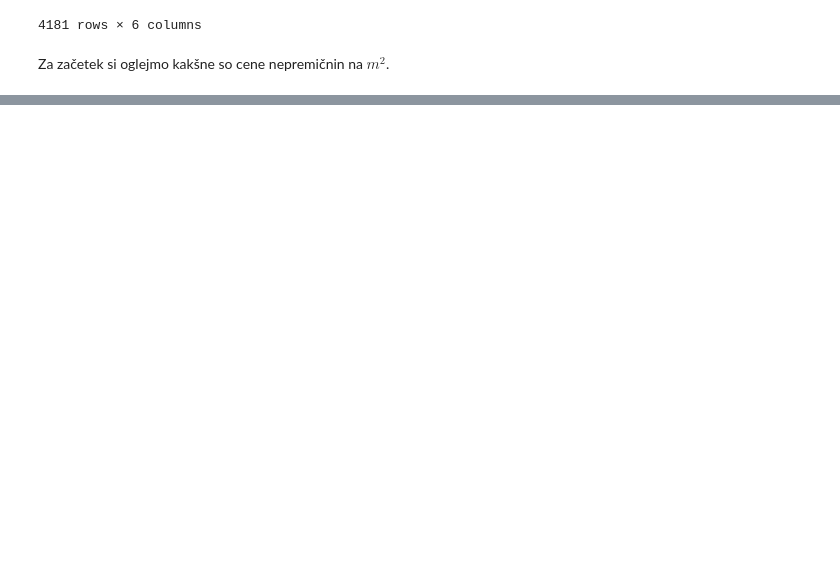
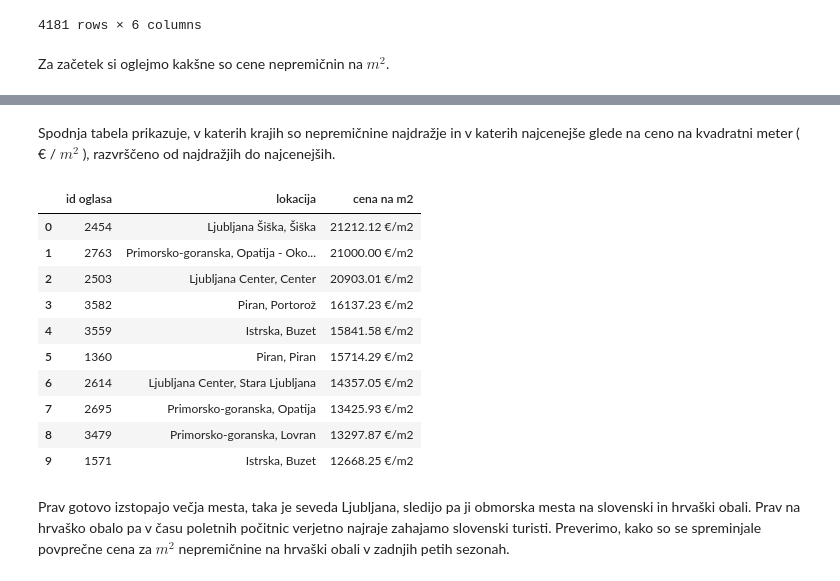
Before and after one commit to TinejLampic/projektna-naloga, a Jupyter notebook: analiza_podatkov.ipynb, the cells around one changed output, grey strips where cells are left out. Drawn from its saved outputs; the diff is of its cells as text; code cells hidden in the pictures; blank space fills up the shorter version.

```diff
--- a/analiza_podatkov.ipynb
+++ b/analiza_podatkov.ipynb
@@ -65,0 +67,21 @@ NEPREMICNINE[['cena', 'povrsina', 'cena_na_m2']].head()
+# %% [markdown]
+Spodnja tabela prikazuje, v katerih krajih so nepremičnine najdražje in v katerih najcenejše glede na ceno na kvadratni meter ( € / $m^2$ ), razvrščeno od najdražjih do najcenejših.
+# %%
+NEPREMICNINE['cena_na_m2_num'] = NEPREMICNINE['cena na m2'].str.replace(' €/m2','').astype(float)    #pretvori v float
+NEPREMICNINE_sorted = NEPREMICNINE.sort_values(by='cena_na_m2_num', ascending=False).reset_index(drop=True)    #da gre pandasov index od 0 naprej
+NEPREMICNINE_sorted[["id oglasa", "lokacija", "cena na m2"]].head(10)
+                                                                          #zemljevid z lokacijami najdražjih?
+# %% [output]
+|  | id oglasa | lokacija | cena na m2 |
+| 0 | 2454 | Ljubljana Šiška, Šiška | 21212.12 €/m2 |
+| 1 | 2763 | Primorsko-goranska, Opatija - Oko... | 21000.00 €/m2 |
+| 2 | 2503 | Ljubljana Center, Center | 20903.01 €/m2 |
+| 3 | 3582 | Piran, Portorož | 16137.23 €/m2 |
+| 4 | 3559 | Istrska, Buzet | 15841.58 €/m2 |
+| 5 | 1360 | Piran, Piran | 15714.29 €/m2 |
+| 6 | 2614 | Ljubljana Center, Stara Ljubljana | 14357.05 €/m2 |
+| 7 | 2695 | Primorsko-goranska, Opatija | 13425.93 €/m2 |
+| 8 | 3479 | Primorsko-goranska, Lovran | 13297.87 €/m2 |
+| 9 | 1571 | Istrska, Buzet | 12668.25 €/m2 |
+# %% [markdown]
+Prav gotovo izstopajo večja mesta, taka je seveda Ljubljana, sledijo pa ji obmorska mesta na slovenski in hrvaški obali. Prav na hrvaško obalo pa v času poletnih počitnic verjetno najraje zahajamo slovenski turisti. Preverimo, kako so se spreminjale povprečne cena za $m^2$ nepremičnine na hrvaški obali v zadnjih petih sezonah.
```
Also changed, not shown: parts of 5 cells of this notebook.
